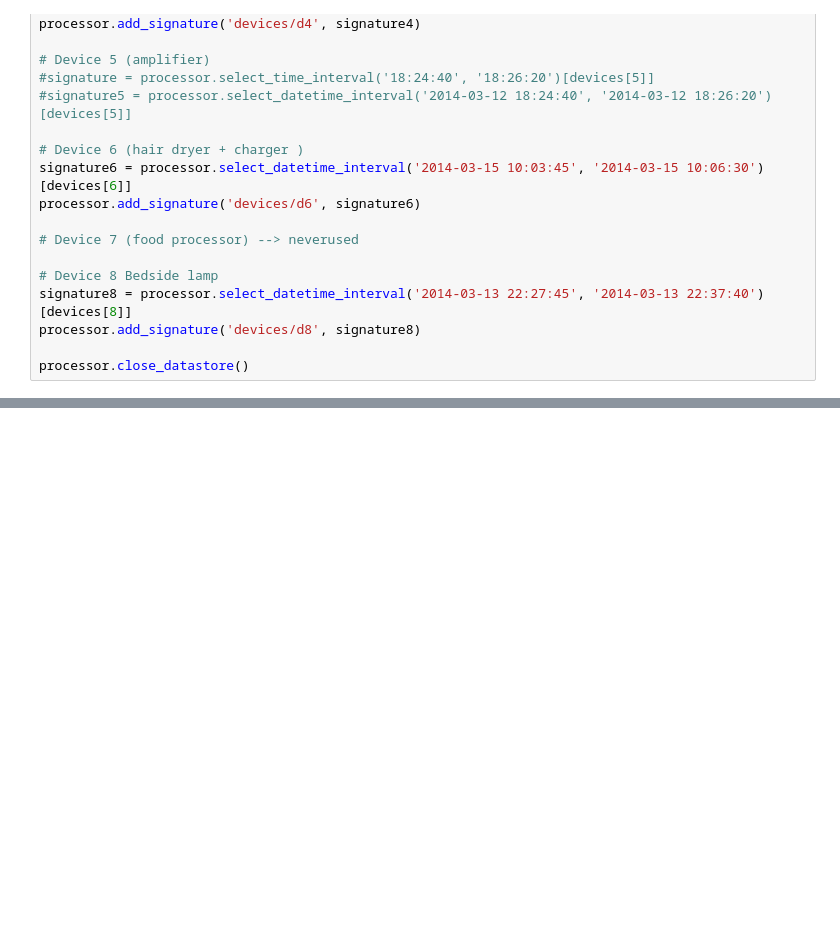
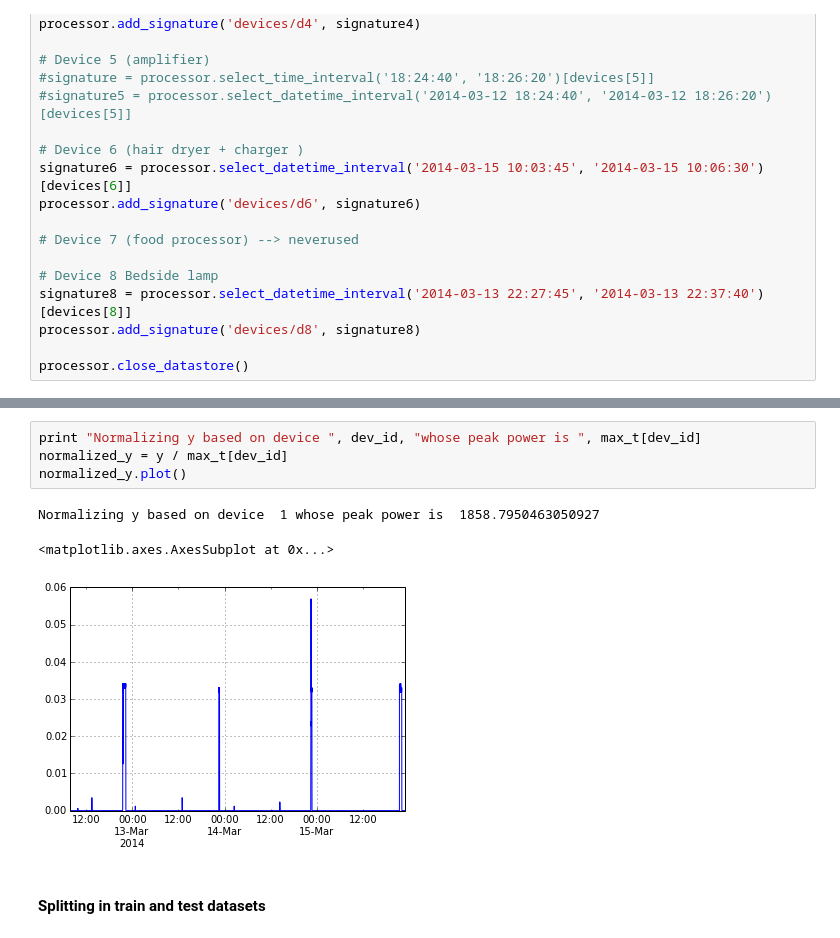
Before and after one commit to pilillo/ts-notebooks, a Jupyter notebook: denoising_autoencoders.ipynb, the cells around one changed output, grey strips where cells are left out. Saved outputs shown, nothing was run; the diff lists cells and outputs as text; blank space fills up the shorter version.

```diff
--- a/denoising_autoencoders.ipynb
+++ b/denoising_autoencoders.ipynb
@@ -506,2 +492,12 @@ print(autoencoder.summary())
+# %%
+print "Normalizing y based on device ", dev_id, "whose peak power is ", max_t[dev_id]
+normalized_y = y / max_t[dev_id]
+normalized_y.plot()
+# %% [output]
+Normalizing y based on device  1 whose peak power is  1858.7950463050927
+<matplotlib.axes.AxesSubplot at 0x...>
+[figure, added]
+# %% [markdown]
+#### Splitting in train and test datasets
 # %%
 # split in train and test data based on a specific date time
```
Also changed, not shown: parts of 33 cells of this notebook.
